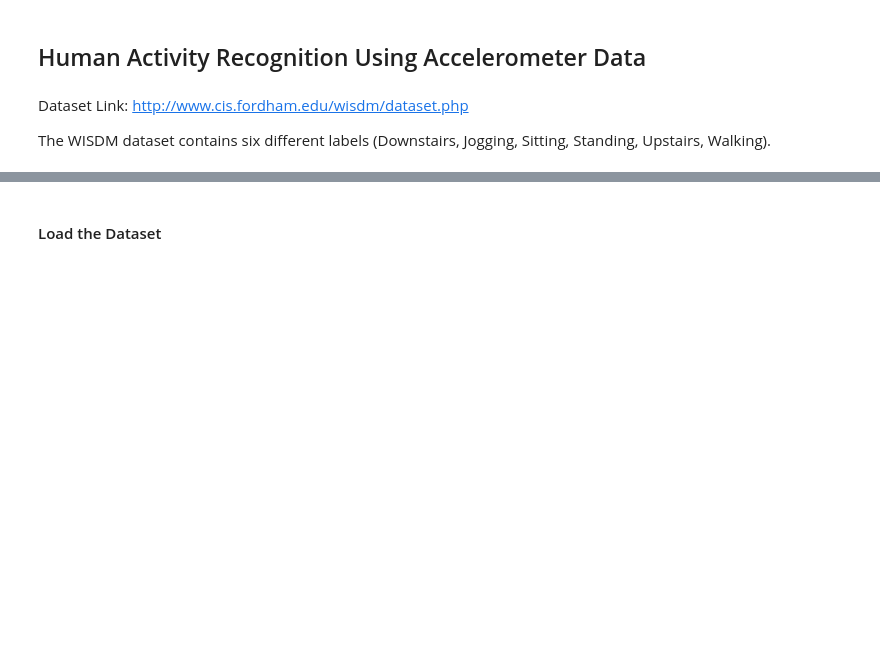
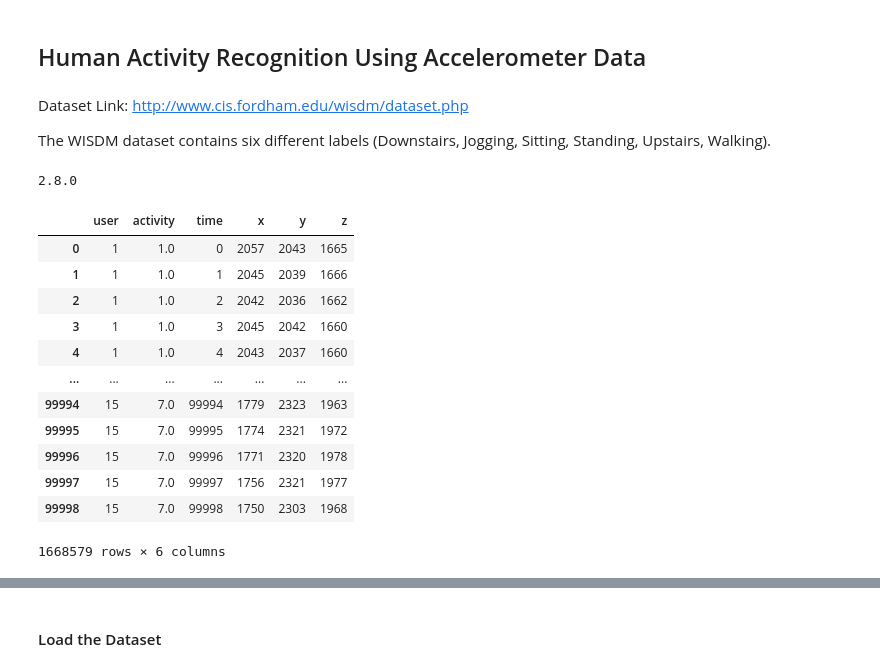
Before and after one commit to williamzhao636/18-743_Project, a Jupyter notebook: reference_cnns/Human Activity Recognition.ipynb, the cells around one changed output, grey strips where cells are left out. Cells and saved outputs as stored; diff of their text form; code cells hidden in the pictures; blank space fills up the shorter version.

Commit message:
Changed it to work on my local machine

```diff
--- a/reference_cnns/Human Activity Recognition.ipynb
+++ b/reference_cnns/Human Activity Recognition.ipynb
@@ -5,12 +5,16 @@ Dataset Link: http://www.cis.fordham.edu/wisdm/dataset.php
 
 The WISDM dataset contains six different labels (Downstairs, Jogging, Sitting, Standing, Upstairs, Walking).
 # %%
+import sys
+sys.path[-1] = "/usr/local/lib/python3.9/site-packages"
 import tensorflow as tf
 from tensorflow.keras import Sequential
 from tensorflow.keras.layers import Flatten, Dense, Dropout, BatchNormalization
 from tensorflow.keras.layers import Conv2D, MaxPool2D
 from tensorflow.keras.optimizers import Adam
 print(tf.__version__)
+# %% [output]
+2.8.0
 # %%
 import pandas as pd
 import numpy as np
@@ -22,26 +26,40 @@ num_activities = 7
 # %%
 import pandas as pd
 import glob
 
 # Used to train
-train_path = 'C:/Users/uwu/Documents/CMU/2022 Spring/18743/18-743_Project/data'
+train_path = '/Users/dcheung/CMU/18743_Neuromorphic_CompArch/18-743_Project/data'
 source_files = glob.glob(train_path + '/*.csv')
 
 dataframes = []
 num = 1
 for file in source_files:
     df = pd.read_csv(file) # additional arguments up to your needs
     df['user'] = num
     df['time'] = range(0, len(df))
     df = df.rename(columns={'label': 'activity'})
     num = num + 1
     df = df[df.activity != 0]
     dataframes.append(df)
 
 df_all = pd.concat(dataframes, axis=0)
 df_all = df_all[['user', 'activity', 'time', 'x', 'y', 'z']]
 data = df_all
 df_all
+# %% [output]
+|  | user | activity | time | x | y | z |
+| 0 | 1 | 1.0 | 0 | 2057 | 2043 | 1665 |
+| 1 | 1 | 1.0 | 1 | 2045 | 2039 | 1666 |
+| 2 | 1 | 1.0 | 2 | 2042 | 2036 | 1662 |
+| 3 | 1 | 1.0 | 3 | 2045 | 2042 | 1660 |
+| 4 | 1 | 1.0 | 4 | 2043 | 2037 | 1660 |
+| ... | ... | ... | ... | ... | ... | ... |
+| 99994 | 15 | 7.0 | 99994 | 1779 | 2323 | 1963 |
+| 99995 | 15 | 7.0 | 99995 | 1774 | 2321 | 1972 |
+| 99996 | 15 | 7.0 | 99996 | 1771 | 2320 | 1978 |
+| 99997 | 15 | 7.0 | 99997 | 1756 | 2321 | 1977 |
+| 99998 | 15 | 7.0 | 99998 | 1750 | 2303 | 1968 |
+1668579 rows × 6 columns
 # %%
 #predict_path = 'C:/Users/uwu/Documents/CMU/2022 Spring/18743/18-743_Project/03_a.csv'
 
```
Also changed, not shown: parts of 28 cells of this notebook.
